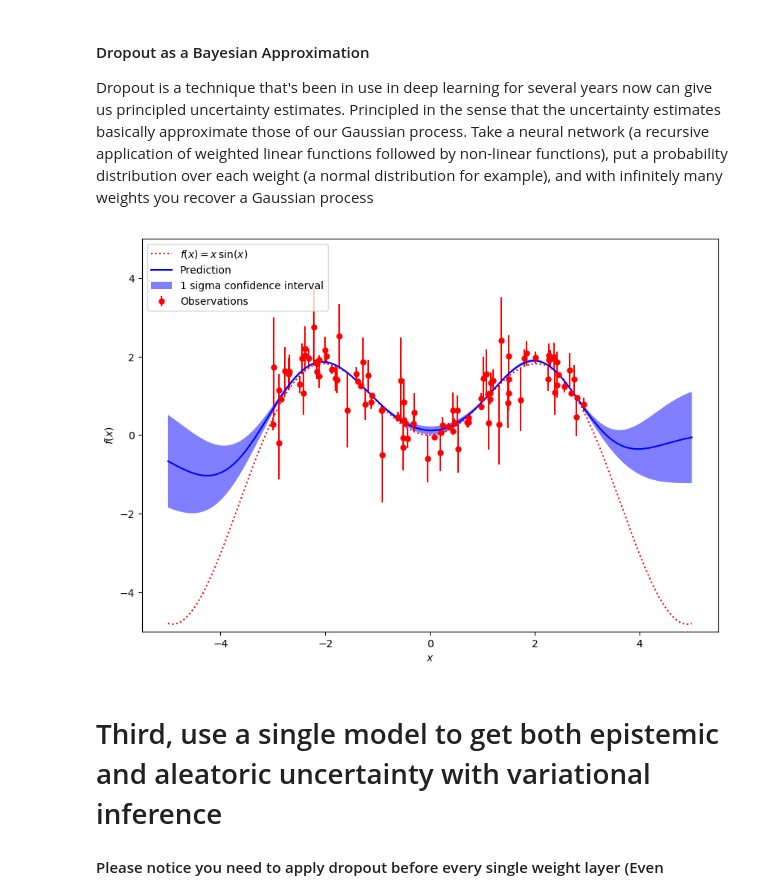
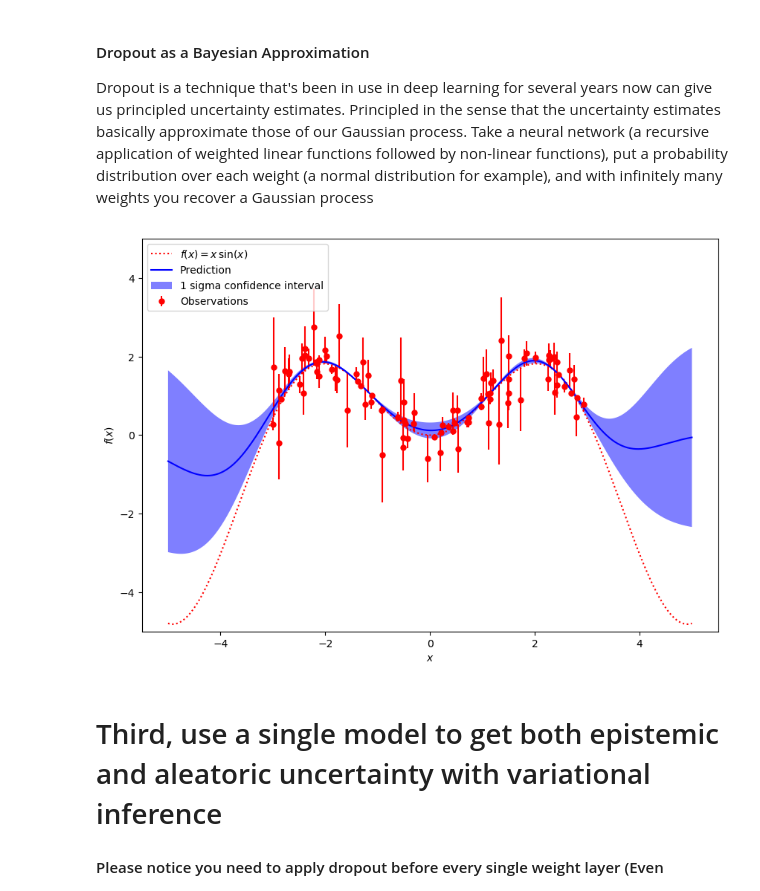
Before and after one commit to henrysky/astroNN, a Jupyter notebook: demo_tutorial/NN_uncertainty_analysis/Uncertainty_Demo_x_sinx.ipynb, the cells around one changed output. Saved outputs shown, nothing was run; the diff lists cells and outputs as text; code cells hidden in the pictures.

```diff
--- a/demo_tutorial/NN_uncertainty_analysis/Uncertainty_Demo_x_sinx.ipynb
+++ b/demo_tutorial/NN_uncertainty_analysis/Uncertainty_Demo_x_sinx.ipynb
@@ -247,36 +247,36 @@ X = np.atleast_2d(X).T
 y_gp = gen_function(X).ravel()
 dy = np.random.normal(0.0, 0.5, size=y_gp.shape)
 y_gp += dy
 
 # Instanciate a Gaussian Process model
 kernel = C(1, (1e-3, 1e3)) * RBF(10, (1e-3, 1e2))
 gp = GaussianProcessRegressor(kernel=kernel, alpha=(dy / y_gp) ** 2,
                               n_restarts_optimizer=10)
 
 # Fit to data using Maximum Likelihood Estimation of the parameters
 gp.fit(X, y_gp)
 
 # Make the prediction on the meshed x-axis (ask for MSE as well)
 y_pred, sigma = gp.predict(x_gp, return_std=True)
 
 # Plot the function, the prediction and the 95% confidence interval based on
 # the MSE
 plt.figure(figsize=(10, 7), dpi=100)
 plt.plot(x_gp, gen_function(x_gp), 'r:', label=u'$f(x) = x\,\sin(x)$')
 plt.errorbar(X.ravel(), y_gp, dy, fmt='r.', markersize=10, label=u'Observations')
 plt.plot(x_gp, y_pred, 'b-', label=u'Prediction')
 plt.fill(np.concatenate([x_gp, x_gp[::-1]]),
-         np.concatenate([y_pred - sigma,
-                        (y_pred + sigma)[::-1]]),
+         np.concatenate([y_pred - 1.96 * sigma,
+                        (y_pred + 1.96 * sigma)[::-1]]),
          alpha=.5, fc='b', ec='None', label='1 sigma confidence interval')
 plt.xlabel('$x$')
 plt.ylabel('$f(x)$')
 plt.ylim(-5, 5)
 plt.legend(loc='upper left')
 
 plt.show()
 # %% [output]
-[figure, old version]
+[figure, new version]
 # %% [markdown]
 # Third, use a single model to get both epistemic and aleatoric uncertainty with variational inference
 
```
Also changed, not shown: parts of 7 cells of this notebook, 1 other file.
